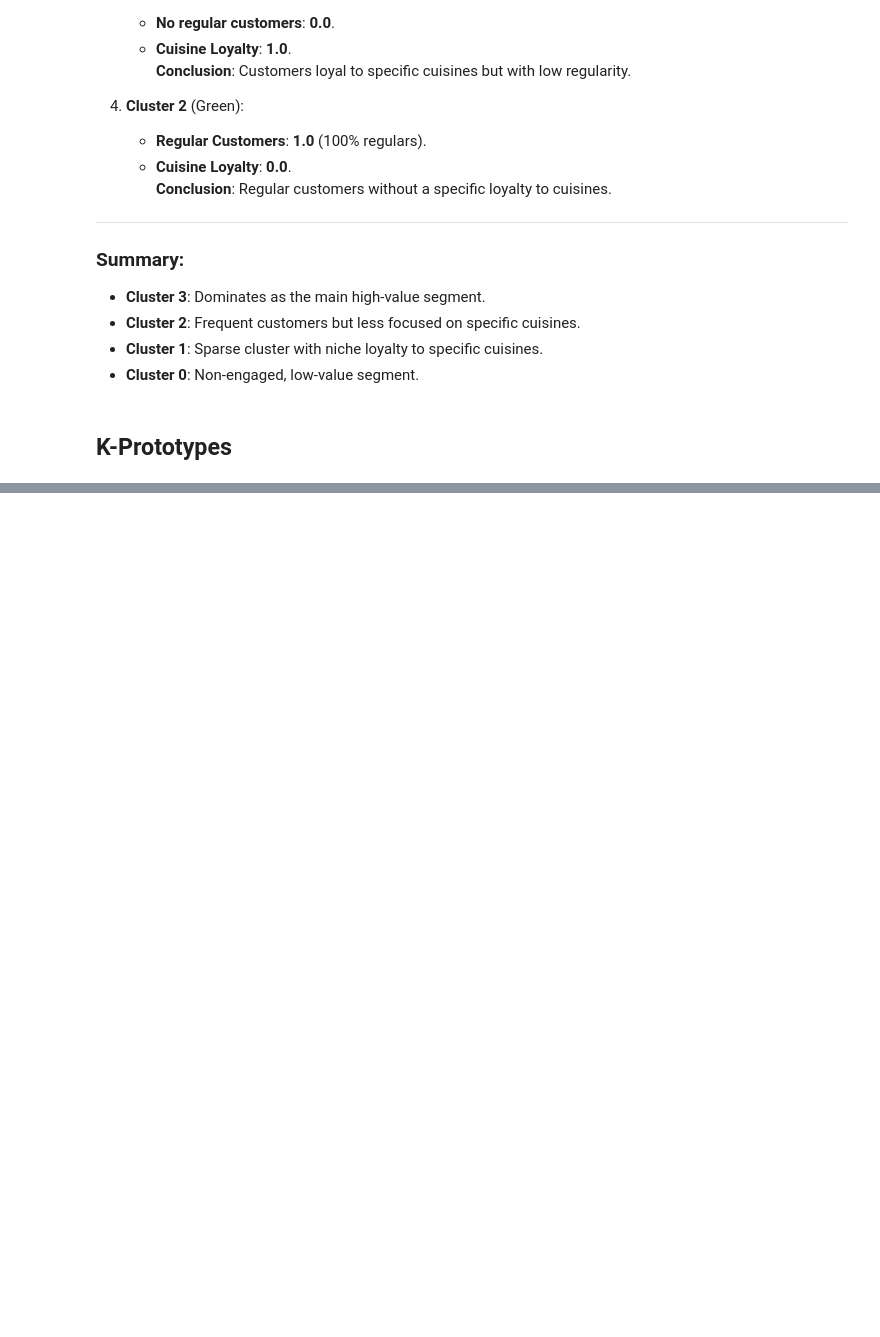
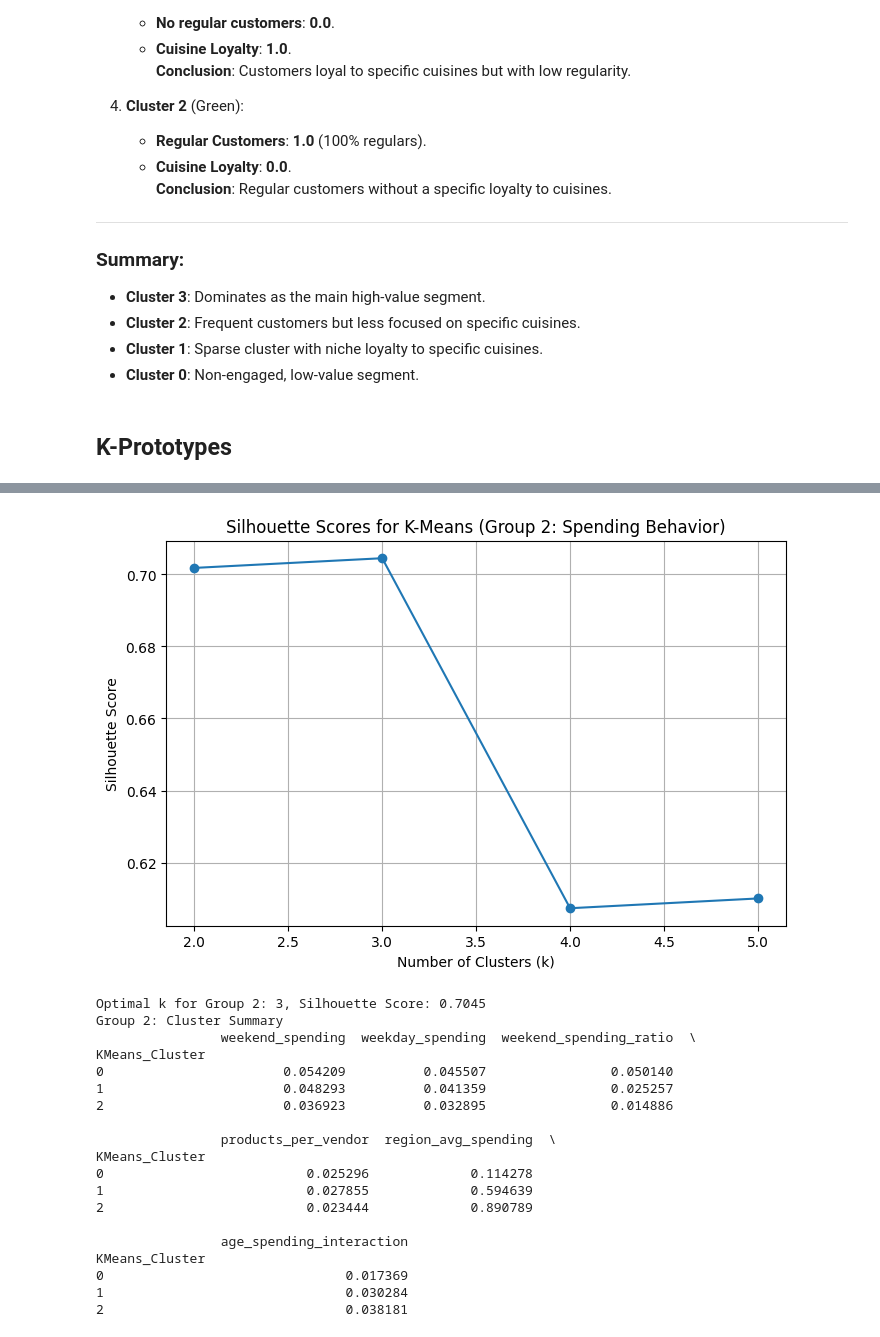
Before and after one commit to gugaaa1904/Data_Mining, a Jupyter notebook: Group 51 Clustering.ipynb, the cells around one changed output, grey strips where cells are left out. Saved outputs shown, nothing was run; the diff lists cells and outputs as text; code cells hidden in the pictures; blank space fills up the shorter version.

```diff
--- a/Group 51 Clustering.ipynb
+++ b/Group 51 Clustering.ipynb
@@ -928,0 +996,80 @@ Silhouette Score for K-Prototypes Clustering: -0.006480644346871196
+# %%
+from sklearn.cluster import KMeans
+from sklearn.metrics import silhouette_score
+import matplotlib.pyplot as plt
+
+# Step 1: Prepare Group 2 Data
+group_2_values = group_2.values
+
+# Step 2: Apply K-Means Clustering for Different k Values
+k_values = range(2, 6)  # Testing k from 2 to 5
+silhouette_scores = []
+
+for k in k_values:
+    kmeans = KMeans(n_clusters=k, random_state=42)
+    labels = kmeans.fit_predict(group_2_values)
+    score = silhouette_score(group_2_values, labels)
+    silhouette_scores.append(score)
+
+# Step 3: Plot Silhouette Scores
+plt.figure(figsize=(8, 5))
+plt.plot(k_values, silhouette_scores, marker='o')
+plt.title("Silhouette Scores for K-Means (Group 2: Spending Behavior)")
+plt.xlabel("Number of Clusters (k)")
+plt.ylabel("Silhouette Score")
+plt.grid(True)
+plt.show()
+
+# Step 4: Find Optimal k
+optimal_k = k_values[silhouette_scores.index(max(silhouette_scores))]
+print(f"Optimal k for Group 2: {optimal_k}, Silhouette Score: {max(silhouette_scores):.4f}")
+
+# Step 5: Apply K-Means with Optimal k
+kmeans = KMeans(n_clusters=optimal_k, random_state=42)
+group_2['KMeans_Cluster'] = kmeans.fit_predict(group_2_values)
+
+# Step 6: Summarize Cluster Characteristics
+group_2_summary = group_2.groupby('KMeans_Cluster').mean()
+print("Group 2: Cluster Summary")
+print(group_2_summary)
+
+# Step 7: Visualize Clusters (Optional)
+from sklearn.decomposition import PCA
+
+# Reduce data to 2D using PCA
+pca = PCA(n_components=2)
+group_2_pca = pca.fit_transform(group_2_values)
+
+plt.figure(figsize=(8, 6))
+for cluster in range(optimal_k):
+    plt.scatter(group_2_pca[group_2['KMeans_Cluster'] == cluster, 0],
+                group_2_pca[group_2['KMeans_Cluster'] == cluster, 1],
+                label=f'Cluster {cluster}')
+
+plt.title("K-Means Clusters for Group 2 (PCA Projection)")
+plt.xlabel("PCA Component 1")
+plt.ylabel("PCA Component 2")
+plt.legend()
+plt.grid(True)
+plt.show()
+# %% [output]
+[figure, added]
+Optimal k for Group 2: 3, Silhouette Score: 0.7045
+Group 2: Cluster Summary
+                weekend_spending  weekday_spending  weekend_spending_ratio  \
+KMeans_Cluster
+0                       0.054209          0.045507                0.050140
+1                       0.048293          0.041359                0.025257
+2                       0.036923          0.032895                0.014886
+
+                products_per_vendor  region_avg_spending  \
+KMeans_Cluster
+0                          0.025296             0.114278
+1                          0.027855             0.594639
+2                          0.023444             0.890789
+
+                age_spending_interaction
+KMeans_Cluster
+0                               0.017369
+1                               0.030284
+2                               0.038181
```
Also changed, not shown: parts of 23 cells of this notebook.
